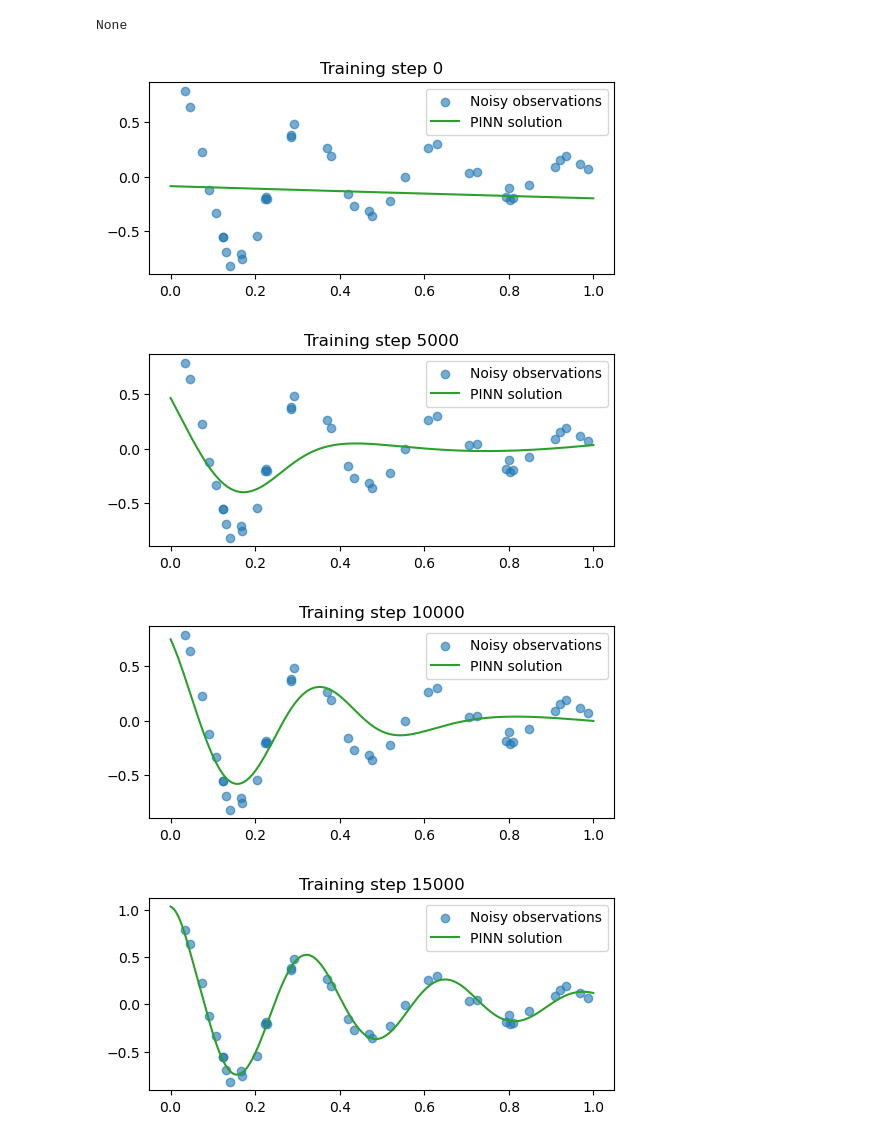
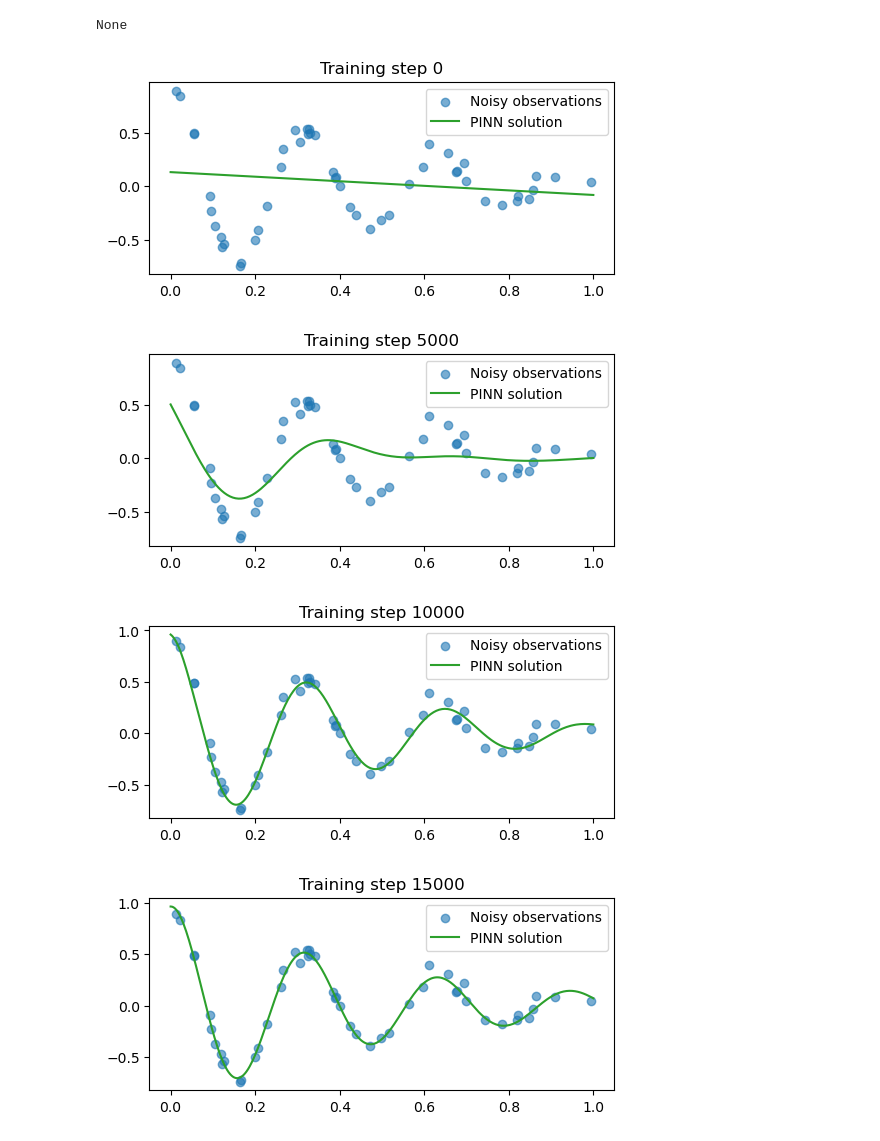
Before and after one commit to maalberg/pinn-care, a Jupyter notebook: pinn_play_ident.ipynb, the cells around one changed output. Saved outputs shown, nothing was run; the diff lists cells and outputs as text; code cells hidden in the pictures.

```diff
--- a/pinn_play_ident.ipynb
+++ b/pinn_play_ident.ipynb
@@ -37,9 +37,12 @@ def osc_true(d: tf.Tensor, w0: tf.Tensor, t: tf.Tensor) -> tf.Tensor:
 d, w0 = tf.constant(2.), tf.constant(20.)
 print(f"True value of k: {w0**2}")
 
+# preset the random number generator to get reproducible results
+utils.preset_rng_tf(1024)
+
 # prepare random observation points with some amount of measurement noise
-t_obs = tf.random.uniform(shape=[40, 1])
-u_obs = osc_true(d, w0, t_obs) + 0.04*tf.random.normal(tf.shape(t_obs))
+t_obs = tf.random.uniform(shape=[50, 1])
+u_obs = osc_true(d, w0, t_obs) + 0.05*tf.random.normal(tf.shape(t_obs))
 
 # time points for testing
 t = tf.reshape(tf.linspace(0., 1., 300), shape=(-1, 1))
@@ -102,7 +105,7 @@ hp_phys = 1e0
 hp_data = 1e4
 
 # learning rate
-lr = 0.01
+lr = 0.015
 
 # instantiate an optimizer
 opt = tf.keras.optimizers.Adam(learning_rate=lr)
@@ -124,37 +127,37 @@ for epoch in range(epochs):
         loss_phys = tf.reduce_mean((d2udt2 + mu*dudt + k*u)**2)
 
         # compute data loss
         u = osc(t_obs)
         loss_data = tf.reduce_mean((u - u_obs)**2)
 
         # combine losses together
         loss = hp_phys * loss_phys + hp_data * loss_data
 
     # compute gradients
     [params_grad, k_grad] = tape.gradient(loss, [osc.parameters, k])
 
     # apply gradients;
     # gradient for the identified parameter is applied manually here
     k = k - lr*k_grad
     opt.apply_gradients(zip(params_grad, osc.parameters))
 
     # save k values for later statistics
     k_stats.append(k.numpy())
 
     # plot results as the training progresses
     if epoch % 5000 == 0:
         u = osc(t)
         plt.figure(figsize=(6, 2.5))
         plt.scatter(t_obs[:, 0], u_obs[:, 0], label="Noisy observations", alpha=0.6)
         plt.plot(t[:, 0], u[:, 0], label="PINN solution", color="tab:green")
         plt.title(f"Training step {epoch}")
         plt.legend()
         plt.show()
 # %% [output]
-[figure, old version]
+[figure, new version]
-[figure, old version]
+[figure, new version]
-[figure, old version]
+[figure, new version]
-[figure, old version]
+[figure, new version]
 # %%
 # ---------------------------------------------------------------------------*/
 # - check idetified parameters
```
Also changed, not shown: parts of 3 cells of this notebook.
